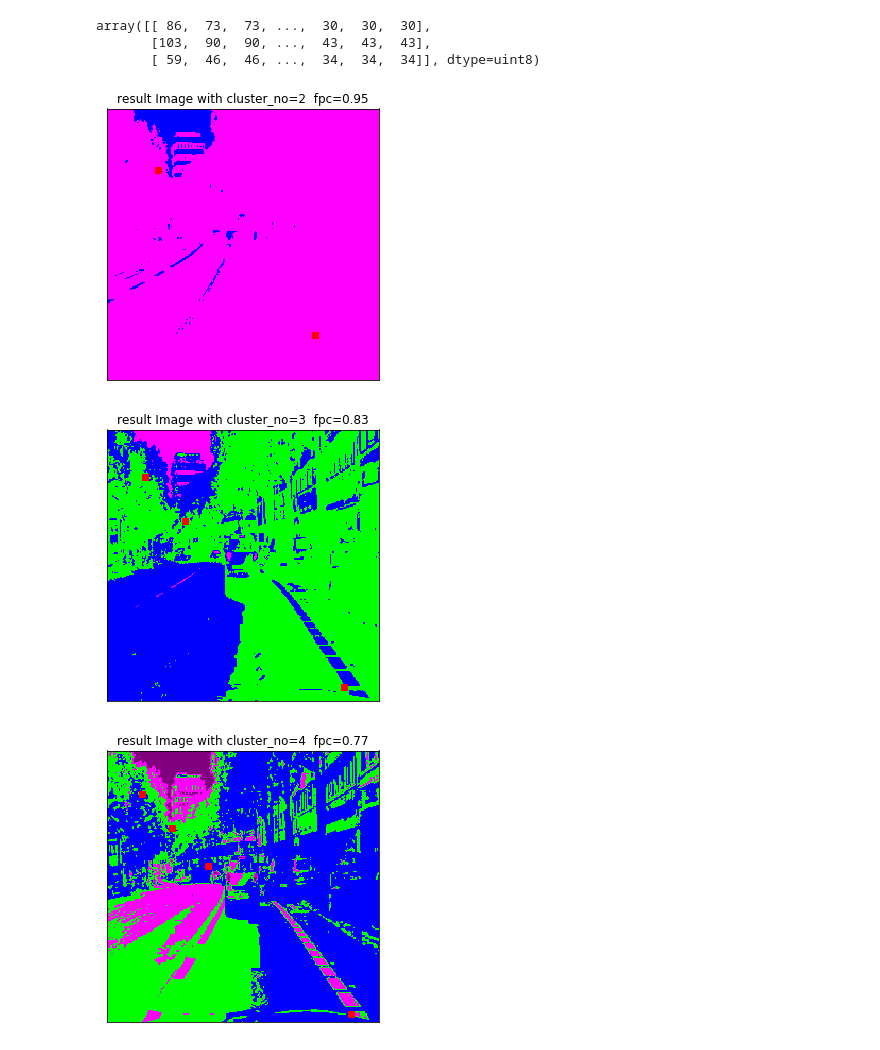
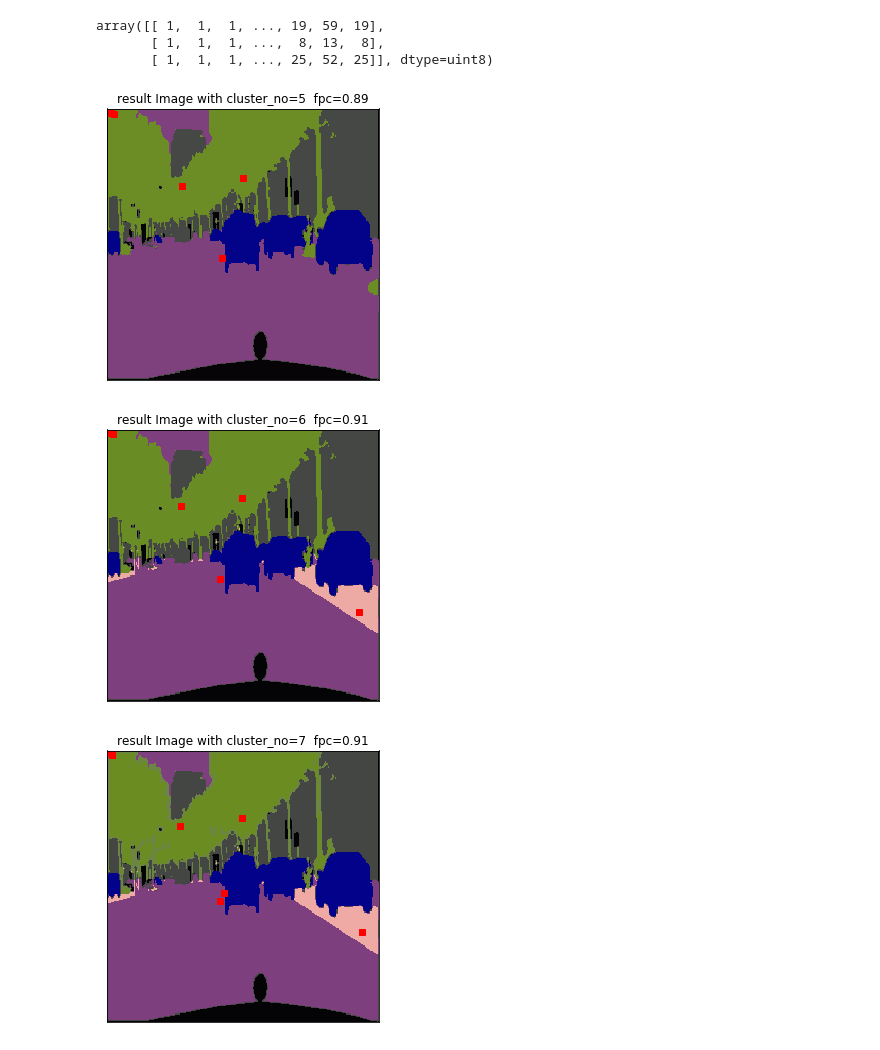
Before and after one commit to fatemehkarimi/computational-intelligence-homeworks, a Jupyter notebook: hw4/fcm_cluster.ipynb, the cells around one changed output. Drawn from its saved outputs; the diff is of its cells as text; code cells hidden in the pictures.

```diff
--- a/hw4/fcm_cluster.ipynb
+++ b/hw4/fcm_cluster.ipynb
@@ -11,0 +15,3 @@ img = cv2.cvtColor(original_image, cv2.COLOR_BGR2RGB)
+# %%
+vectorized1_t = np.transpose(vectorized1)
+vectorized1_t.shape
@@ -12,52 +107,57 @@ img = cv2.cvtColor(original_image, cv2.COLOR_BGR2RGB)
+# %%
+ground_image = cv2.imread('mk.png')
+ground_image = ground_image[:,:256]
+img_ground = cv2.cvtColor(ground_image, cv2.COLOR_BGR2RGB)
 # %%
-vectorized = img.reshape((-1, 3))
+vectorized_ground = img_ground.reshape((-1, 3))
 #vectorized = np.float32(vectorized)
 # %%
-vectorized_t = np.transpose(vectorized)
-vectorized_t #dimention = (3,n).... 3 is number of features , n is number of data
+vectorized_t_ground = np.transpose(vectorized_ground)
+vectorized_t_ground #dimention = (3,n).... 3 is number of features , n is number of data
 # %% [output]
-array([[ 86,  73,  73, ...,  30,  30,  30],
-       [103,  90,  90, ...,  43,  43,  43],
-       [ 59,  46,  46, ...,  34,  34,  34]], dtype=uint8)
+array([[ 1,  1,  1, ..., 19, 59, 19],
+       [ 1,  1,  1, ...,  8, 13,  8],
+       [ 1,  1,  1, ..., 25, 52, 25]], dtype=uint8)
 # %%
 fpcs = []
 figure_size1 = 5
 color = np.array([[0,0,255],[255,0,255],[0,255,0],[128,0,128],[255,0,0],[255,255,0],[0,128,128],[128,128,0],[0,255,255],[0,0,0]])
 
-for ncenters in range(2,9):
+for ncenters in range(5,13):
 
     cntr, u, u0, d, jm, p, fpc = fuzz.cluster.cmeans(
-        vectorized_t, ncenters, 2, error=0.005, maxiter=1000, init=None)
+        vectorized_t_ground, ncenters, 2, error=0.0005, maxiter=1000, init=None)
 
     # Store fpc values for later
     fpcs.append(fpc)
 
     # Plot assigned clusters, for each data point in training set
-    cluster_membership = np.argmax(u, axis=0)
+    cluster_membership_ground = np.argmax(u, axis=0)
 
     ####################
     center1 = np.uint8(np.transpose(cntr))
-    center1 = np.copy(color[:ncenters])
-    #center = center + 50
+    center1 = np.transpose(center1)
+    #center1 = np.copy(color[:ncenters])
+    #print(center1.shape)
 
-    res1 = center1[cluster_membership]
+    res1 = center1[cluster_membership_ground]
     #np.transpose(vectorized_t).reshape(img.shape)
-    result_image1 = res1.reshape((img.shape))
+    result_image1 = res1.reshape((img_ground.shape))
     ####################
 
     plt.figure(figsize=(figure_size1,figure_size1))
     plt.imshow(result_image1)
     plt.title('result Image with cluster_no=%i  fpc=%.2f'%(ncenters,fpc)), plt.xticks([]), plt.yticks([])
 
 
     # Mark the center of each fuzzy cluster
     for pt in cntr:
         plt.plot(pt[0], pt[1], 'rs')
 
     plt.show()
 
 #fig1.tight_layout()
 # %% [output]
-[figure, old version]
+[figure, new version]
-[figure, old version]
+[figure, new version]
-[figure, old version]
+[figure, new version]
```
Also changed, not shown: parts of 14 cells of this notebook.
